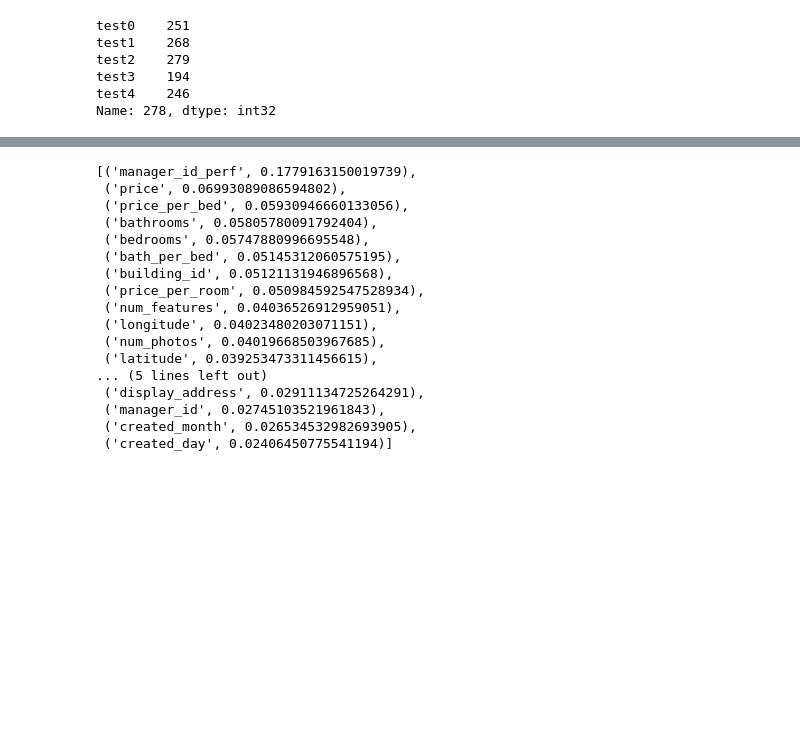
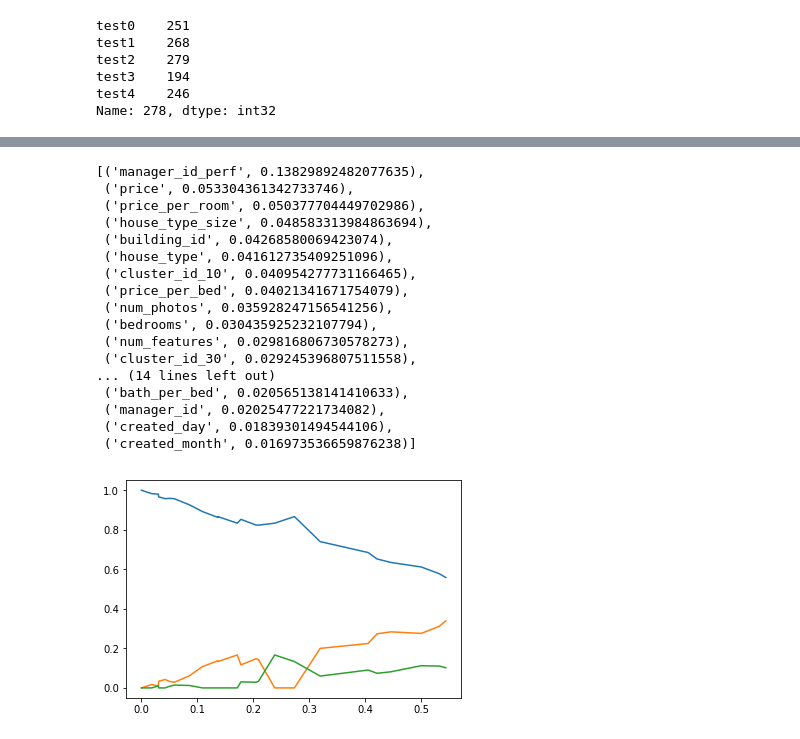
Before and after one commit to Huangjantson/2sigma, a Jupyter notebook: feature-validation-module-target-encoding-0417.ipynb, the cells around one changed output, grey strips where cells are left out. Cells and saved outputs as stored; diff of their text form; code cells hidden in the pictures; blank space fills up the shorter version.

```diff
--- a/feature-validation-module-target-encoding-0417.ipynb
+++ b/feature-validation-module-target-encoding-0417.ipynb
@@ -97,7 +185,9 @@ features.extend(categorical)
 features.extend(['manager_id_perf','manager_id_nrank'])
 features.extend(['cluster_id_10','cluster_id_30'])
 
-features.extend(['building_id_perf','building_id_size'])
+features.extend(['house_type_perf','house_type_size'])
+#features.extend(['cluster_id_30_perf'])#,'cluster_id_30'])
+#features.append('upperTokenRate')
 # %%
 #prepare for training
 target_num_map = {'high':0, 'medium':1, 'low':2}
@@ -128,12 +218,16 @@ for dev_index, val_index in KF:
         for train,test in skf:
             performance_eval(dev_set.iloc[train,:],dev_set.iloc[test,:],feature='manager_id',k=5,g=1,
                            update_df = dev_set,smoothing=False)
-            performance_eval(dev_set.iloc[train,:],dev_set.iloc[test,:],feature='building_id',k=5,g=1,
+            performance_eval(dev_set.iloc[train,:],dev_set.iloc[test,:],feature='house_type',k=5,g=1,
                            update_df = dev_set,smoothing=False)
+            #temporalHouseTypePerf(dev_set.iloc[train,:],dev_set.iloc[test,:],update_df = dev_set)
+
         performance_eval(dev_set,val_set,feature='manager_id',k=5,g=1,smoothing=False)
-        performance_eval(dev_set,val_set,feature='building_id',k=5,g=1,smoothing=False)
+        performance_eval(dev_set,val_set,feature='house_type',k=5,g=1,smoothing=False)
 
-        categorical_size(dev_set,val_set,'building_id')
+        #temporalHouseTypePerf(dev_set,val_set)
+
+        categorical_size(dev_set,val_set,'house_type')
 
 
         for f in categorical:
@@ -200,32 +301,34 @@ np.mean(cv_scores)
 # %%
 #show the importance of the features
-showImportance(model,'gain')
+xgbImportance(model,'gain')
 # %% [output]
-[('manager_id_perf', 0.1779163150019739),
- ('price', 0.06993089086594802),
- ('price_per_bed', 0.05930946660133056),
- ('bathrooms', 0.05805780091792404),
- ('bedrooms', 0.05747880996695548),
- ('bath_per_bed', 0.05145312060575195),
- ('building_id', 0.05121131946896568),
- ('price_per_room', 0.050984592547528934),
- ('num_features', 0.04036526912959051),
- ('longitude', 0.04023480203071151),
- ('num_photos', 0.04019668503967685),
- ('latitude', 0.039253473311456615),
-... (5 lines left out)
- ('display_address', 0.02911134725264291),
- ('manager_id', 0.02745103521961843),
- ('created_month', 0.026534532982693905),
- ('created_day', 0.02406450775541194)]
+[('manager_id_perf', 0.13829892482077635),
+ ('price', 0.053304361342733746),
+ ('price_per_room', 0.050377704449702986),
+ ('house_type_size', 0.048583313984863694),
+ ('building_id', 0.04268580069423074),
+ ('house_type', 0.041612735409251096),
+ ('cluster_id_10', 0.040954277731166465),
+ ('price_per_bed', 0.04021341671754079),
+ ('num_photos', 0.035928247156541256),
+ ('bedrooms', 0.030435925232107794),
+ ('num_features', 0.029816806730578273),
+ ('cluster_id_30', 0.029245396807511558),
+... (14 lines left out)
+ ('bath_per_bed', 0.020565138141410633),
+ ('manager_id', 0.02025477221734082),
+ ('created_day', 0.01839301494544106),
+ ('created_month', 0.016973536659876238)]
 # %%
-temp=pd.concat([dev_set[['building_id','building_id_perf']],pd.get_dummies(dev_set.interest_level)], axis = 1)\
-     .groupby('building_id').mean()
-temp['count'] = dev_set.groupby('building_id').count().iloc[:,1]
+temp=pd.concat([dev_set[['house_type','house_type_perf']],pd.get_dummies(dev_set.interest_level)], axis = 1)\
+     .groupby('house_type').mean()
+temp['count'] = dev_set.groupby('house_type').count().iloc[:,1]
 # %%
-temp2 = temp.sort_values(by = 'building_id_perf')[temp['count']>5]
+temp2 = temp.sort_values(by = 'house_type_perf')[temp['count']>5]
 # %%
-plt.plot(temp2['building_id_perf'],temp2['low'],\
-        temp2['building_id_perf'],temp2['medium'],\
-        temp2['building_id_perf'],temp2['high'])
+plt.plot(temp2['house_type_perf'],temp2['low'],\
+        temp2['house_type_perf'],temp2['medium'],\
+        temp2['house_type_perf'],temp2['high'])
 plt.show()
+# %% [output]
+[figure, added]
```
Also changed, not shown: parts of 7 cells of this notebook, 1 other file.
